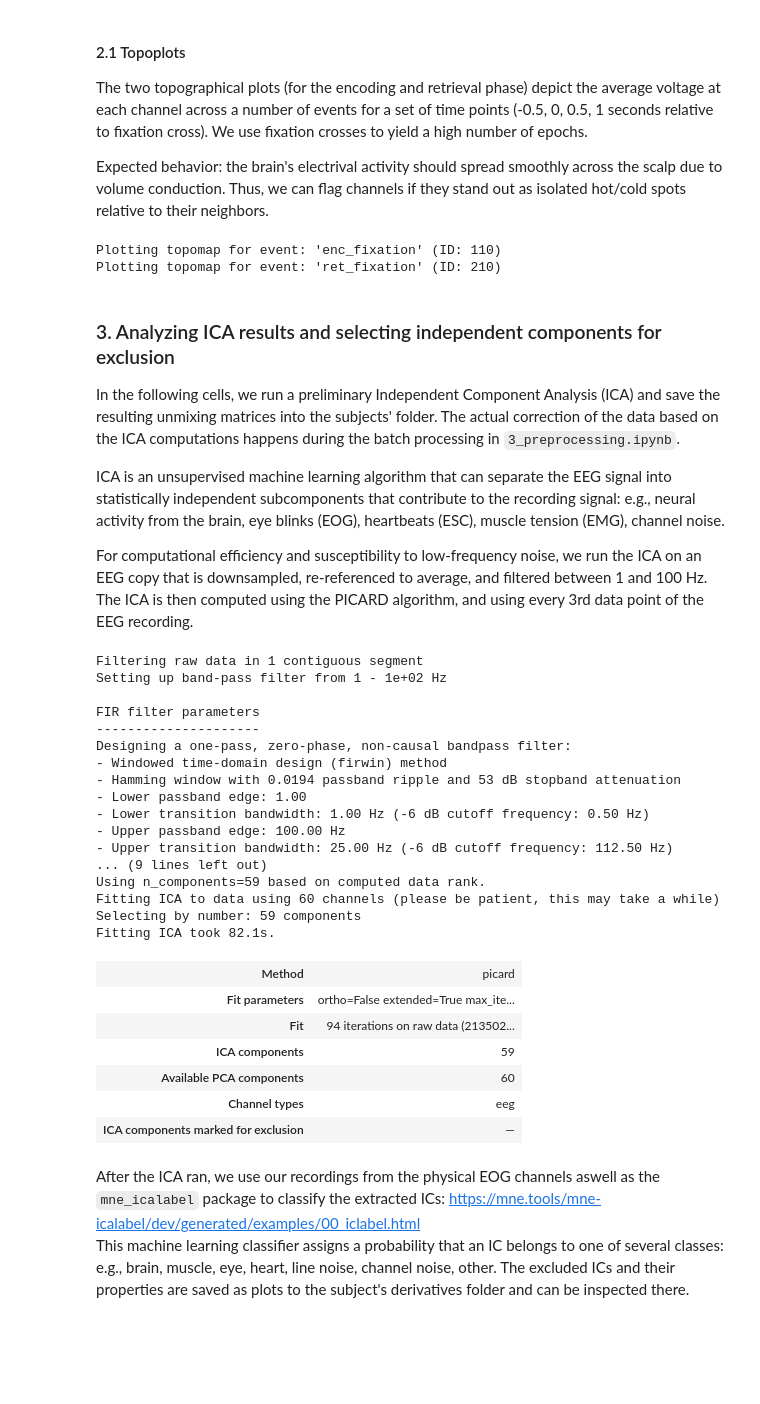
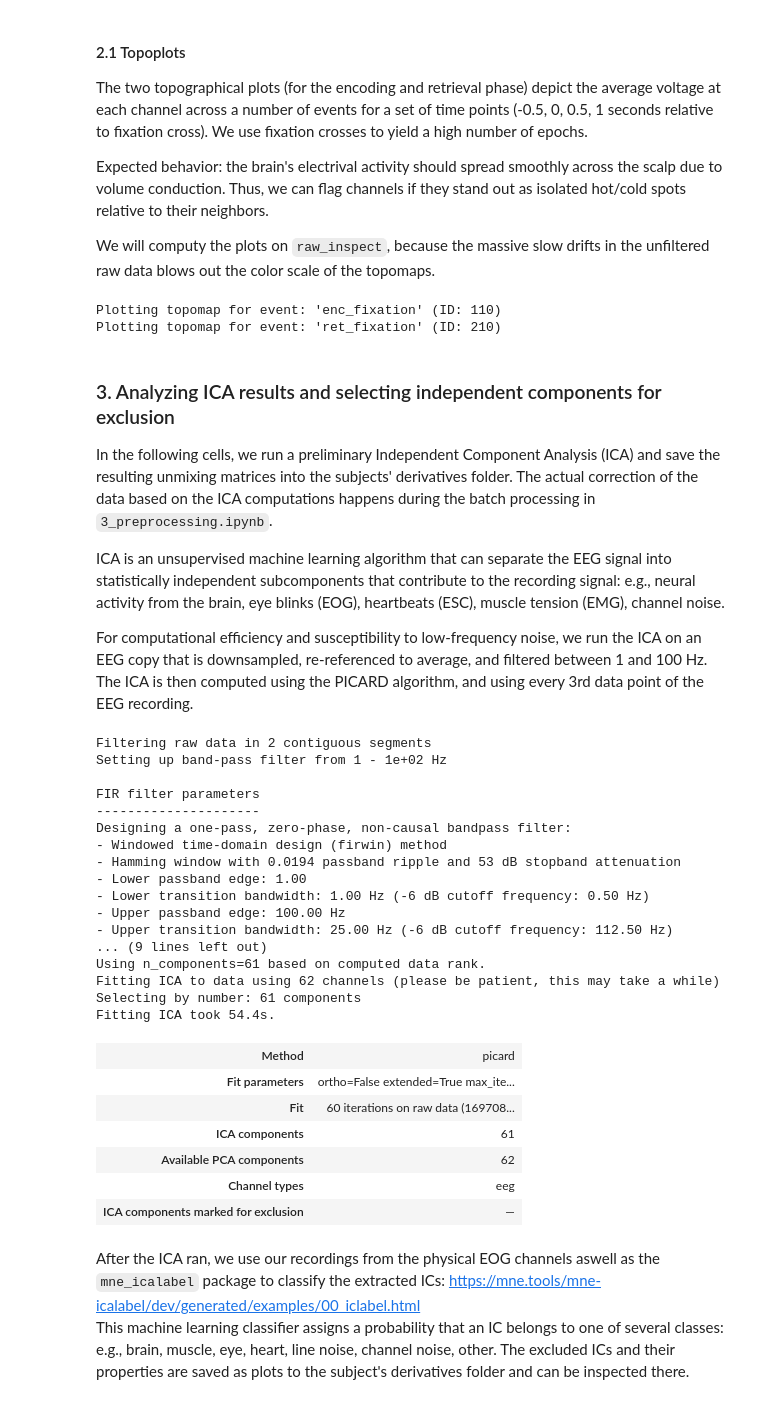
Before and after one commit to noah-mba/LOC_analysis, a Jupyter notebook: scripts/eeg/2_manual_qc_and_config.ipynb, the cells around one changed output. Drawn from its saved outputs; the diff is of its cells as text; code cells hidden in the pictures; blank space fills up the shorter version.

```diff
--- a/scripts/eeg/2_manual_qc_and_config.ipynb
+++ b/scripts/eeg/2_manual_qc_and_config.ipynb
@@ -33,6 +31,9 @@ import json
 from pathlib import Path
 from mne_bids import BIDSPath, read_raw_bids
 import matplotlib
+import matplotlib.pyplot as plt
+from mne_icalabel import label_components
+import os
 
 # Sets the matplotlib backend to open a separate interactive window
 %matplotlib qt
@@ -41,17 +42,23 @@ import matplotlib
 # 1.1. DEFINE CURRENT SUBJECT
 # ==========================================
 # Change this ID for every participant you want to inspect
-subj = "22" # Today (13.07.) I will run 17 - DONE, 20 - Messy data!, 21, 22, 23 - DONE
+subj = "17"
 
 # ==========================================
-# 1.2. DEFINE PATHS & LOAD EXCLUSIONS DUE TO BEHAVIORAL RESULTS
+# 1.2. DEFINE TIME BUFFER FOR THE CROPPING IN 2.1B
+# ==========================================
+
+BUFFER_SEC = 20  # margin kept before/after each phase
+
+# ==========================================
+# 1.3. DEFINE PATHS & LOAD EXCLUSIONS DUE TO BEHAVIORAL RESULTS
 # ==========================================
 # This notebook should be located in project_folder/scripts/eeg
 project_root = Path.cwd().parent.parent
 bids_root = project_root / "data" / "bids"
 derivatives_dir = project_root / "data" / "derivatives"
 
-# Load json object with subjects that should be entirely excluded from the analysis
+# Load json object with subjects that should be excluded due to poor behavioral performance
 exclusion_file = derivatives_dir / "subject_exclusions.json"
 
 # The JSON object is loaded into exclusions, a Python dictionary
@@ -64,11 +71,11 @@ behavioral_exclusions = exclusions.get("behavioral_exclusions", [])
 print("The following subjects are marked for exclusion based on behavioral criteria:")
 print(behavioral_exclusions)
 
-# Path to the central configuration file
+# The configuration file should live in the derivatives directory
 config_path = derivatives_dir / "preprocessing_config.csv"
 
 # ==========================================
-# 3. LOAD OR CREATE CONFIGURATION FILE
+# 1.4. LOAD OR CREATE CONFIGURATION FILE
 # ==========================================
 if config_path.exists():
     df_config = pd.read_csv(config_path, dtype={'subject': str})
@@ -90,7 +97,7 @@ else:
     print("\nNo existing config found. Creating a new detailed metadata table.")
 
 # ==========================================
-# 4. SAFETY CHECK & AUTO-LOGGING
+# 1.5. SAFETY CHECK & AUTO-LOGGING
 # ==========================================
 # Check if the current subject is in the exclusion list
 subject_is_excluded = subj in behavioral_exclusions
@@ -106,10 +113,10 @@ if subject_is_excluded:
     # bad_channels/bad_icas/notes_eeg are left empty here.
     auto_notes = "Auto-excluded: Behavioral criteria not met."
 
-    if subj in df_config['subject'].values:
-        idx = df_config.index[df_config['subject'] == subj].tolist()[0]
-        df_config.loc[idx, 'is_excluded'] = True
-        df_config.loc[idx, 'notes_exclusion'] = auto_notes
+    if subj in df_config['subject'].values: # Checking if the current subject already exists in df_config table
+        idx = df_config.index[df_config['subject'] == subj].tolist()[0] # Retrieves the row in df_config for that subject
+        df_config.loc[idx, 'is_excluded'] = True # Sets is_excluded column to True for that subject
+        df_config.loc[idx, 'notes_exclusion'] = auto_notes # Adds the exclusion note for that subject
     else:
         new_row = pd.DataFrame([{
             "subject": subj,
@@ -249,5 +326,7 @@ Plotting power spectral density (dB=True).
 
 The two topographical plots (for the encoding and retrieval phase) depict the average voltage at each channel across a number of events for a set of time points (-0.5, 0, 0.5, 1 seconds relative to fixation cross). We use fixation crosses to yield a high number of epochs.
 
- Expected behavior: the brain's electrival activity should spread smoothly across the scalp due to volume conduction. Thus, we can flag channels if they stand out as isolated hot/cold spots relative to their neighbors.
+Expected behavior: the brain's electrival activity should spread smoothly across the scalp due to volume conduction. Thus, we can flag channels if they stand out as isolated hot/cold spots relative to their neighbors.
+
+We will computy the plots on `raw_inspect`, because the massive slow drifts in the unfiltered raw data blows out the color scale of the topomaps.
 # %%
@@ -297,63 +377,63 @@ Plotting topomap for event: 'ret_fixation' (ID: 210)
 # %% [markdown]
 ### 3. Analyzing ICA results and selecting independent components for exclusion
 
-In the following cells, we run a preliminary Independent Component Analysis (ICA) and save the resulting unmixing matrices into the subjects' folder. The actual correction of the data based on the ICA computations happens during the batch processing in `3_preprocessing.ipynb`.
+In the following cells, we run a preliminary Independent Component Analysis (ICA) and save the resulting unmixing matrices into the subjects' derivatives folder. The actual correction of the data based on the ICA computations happens during the batch processing in `3_preprocessing.ipynb`.
 
 ICA is an unsupervised machine learning algorithm that can separate the EEG signal into statistically independent subcomponents that contribute to the recording signal: e.g., neural activity from the brain, eye blinks (EOG), heartbeats (ESC), muscle tension (EMG), channel noise.
 
 For computational efficiency and susceptibility to low-frequency noise, we run the ICA on an EEG copy that is downsampled, re-referenced to average, and filtered between 1 and 100 Hz. The ICA is then computed using the PICARD algorithm, and using every 3rd data point of the EEG recording.
 # %%
 # ==========================================
-# 6. RUN INDEPENDENT COMPONENT ANALYSIS (ICA)
+# 3. RUN INDEPENDENT COMPONENT ANALYSIS (ICA)
 # ==========================================
-import matplotlib
-matplotlib.use('Agg')  # No interactive windows — just save figures to disk
-import matplotlib.pyplot as plt
+
+# We're creating quite a few plots and I want them all to pop up as interactive windows
+matplotlib.use('Agg')  # Save figures to disk
 
 # Enter bad channels from previous inspection steps
-raw_eeg.info['bads'] = ['FC2', 'T8', 'Fp2']
+raw_eeg.info['bads'] = ['P2']
 
 # We create a filtered, average-referenced, downsampled copy of the raw data for the preliminary ICA
 raw_ica = raw_eeg.copy().filter(l_freq=1.0, h_freq=100)
 raw_ica.set_eeg_reference('average')
 raw_ica.resample(250)
 
 # Rank refers to the dimensionality of the data. 64 channels - 1 (average reference) - n bad channels
 rank = mne.compute_rank(raw_ica, tol='auto')['eeg']
 print(f"Using n_components={rank} based on computed data rank.")
 
 from mne.preprocessing import ICA
 ica = ICA(
     n_components=rank,
     method='picard', # Preconditioned ICA for Real Data: optimization algorithm
     fit_params=dict(ortho=False, extended=True),  # makes picard mathematically equivalent to Extended Infomax, which is widely considered the gold standard
     random_state=97,
     max_iter='auto'
 )
-ica.fit(raw_ica, decim=3) # Since we have a very long recording, it's okay to only use every 3rd data point for ICA fitting
+ica.fit(raw_ica, decim=3) # Since we have a longer recording, it's okay to only use every 3rd data point for ICA fitting
 # %% [output]
-Filtering raw data in 1 contiguous segment
+Filtering raw data in 2 contiguous segments
 Setting up band-pass filter from 1 - 1e+02 Hz
 
 FIR filter parameters
 ---------------------
 Designing a one-pass, zero-phase, non-causal bandpass filter:
 - Windowed time-domain design (firwin) method
 - Hamming window with 0.0194 passband ripple and 53 dB stopband attenuation
 - Lower passband edge: 1.00
 - Lower transition bandwidth: 1.00 Hz (-6 dB cutoff frequency: 0.50 Hz)
 - Upper passband edge: 100.00 Hz
 - Upper transition bandwidth: 25.00 Hz (-6 dB cutoff frequency: 112.50 Hz)
 ... (9 lines left out)
-Using n_components=59 based on computed data rank.
-Fitting ICA to data using 60 channels (please be patient, this may take a while)
-Selecting by number: 59 components
-Fitting ICA took 82.1s.
+Using n_components=61 based on computed data rank.
+Fitting ICA to data using 62 channels (please be patient, this may take a while)
+Selecting by number: 61 components
+Fitting ICA took 54.4s.
 | Method | picard |
 | Fit parameters | ortho=False extended=True max_ite... |
-| Fit | 94 iterations on raw data (213502... |
-| ICA components | 59 |
-| Available PCA components | 60 |
+| Fit | 60 iterations on raw data (169708... |
+| ICA components | 61 |
+| Available PCA components | 62 |
 | Channel types | eeg |
 | ICA components marked for exclusion | — |
 # %% [markdown]
```
Also changed, not shown: parts of 14 cells of this notebook, 3 other files.
